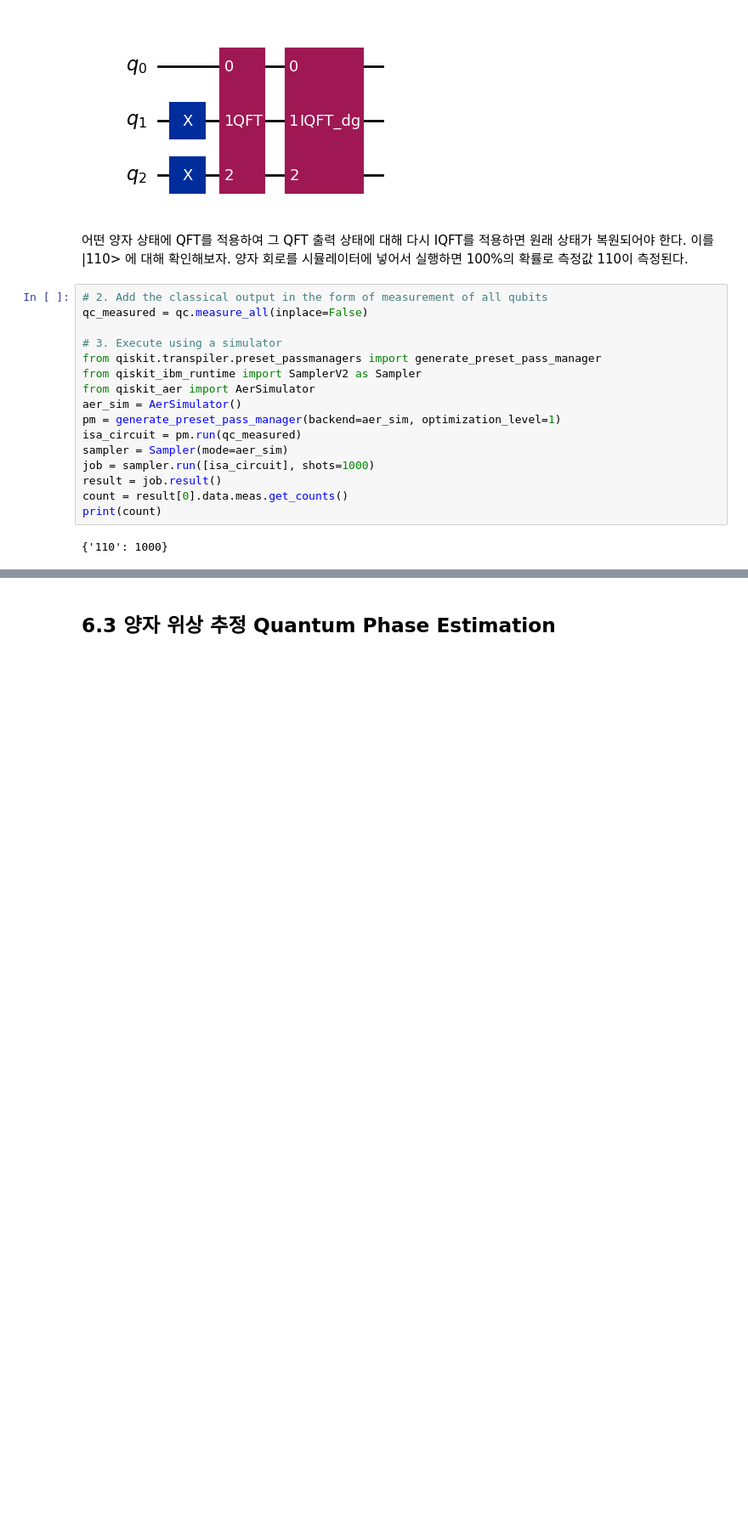
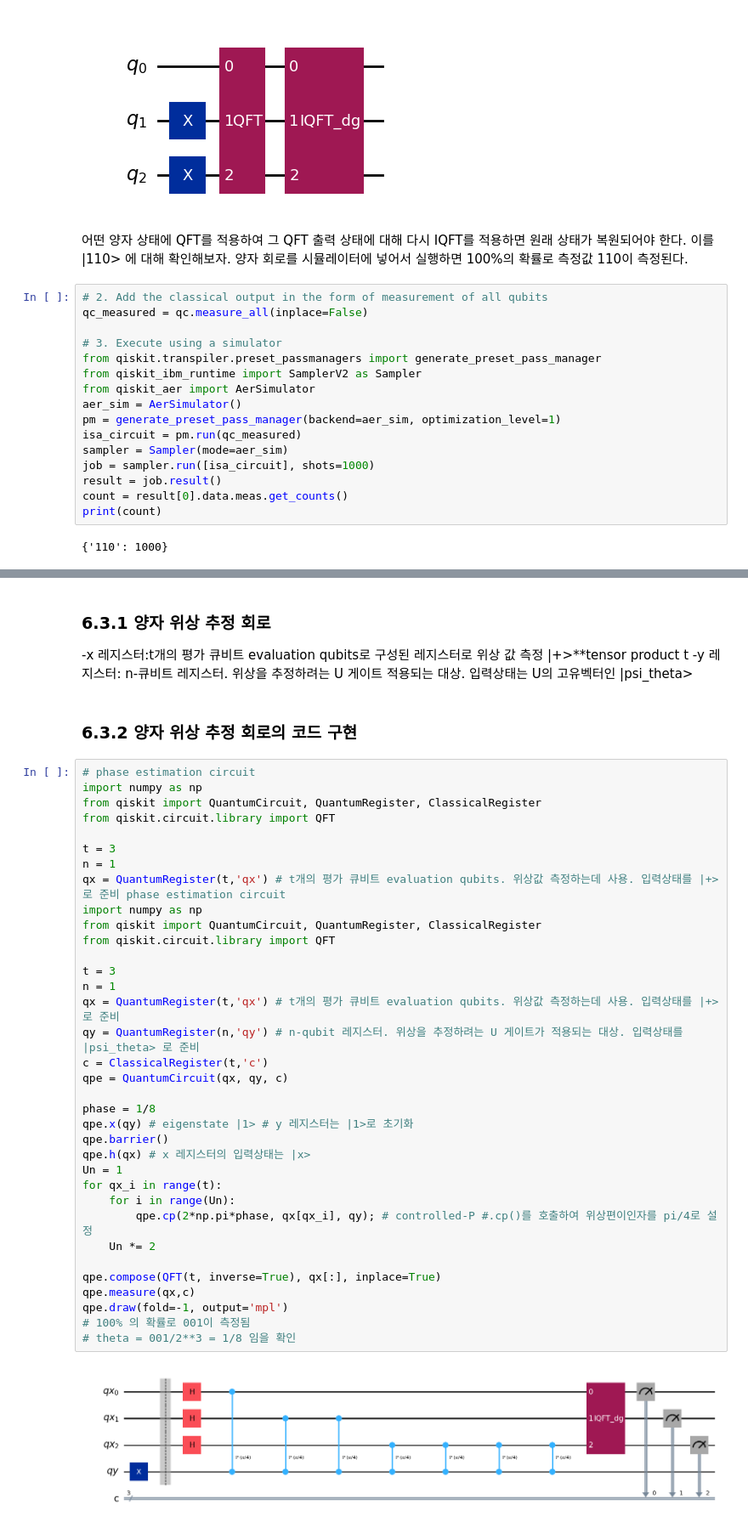
Before and after one commit to seungmei/QNS, a Jupyter notebook: 프로그래밍으로_배우는_양자컴퓨팅_6장.ipynb, the cells around one changed output, grey strips where cells are left out. Shown: that part at 85% size. Saved outputs shown, nothing was run; the diff lists cells and outputs as text; blank space fills up the shorter version.

```diff
--- a/프로그래밍으로_배우는_양자컴퓨팅_6장.ipynb
+++ b/프로그래밍으로_배우는_양자컴퓨팅_6장.ipynb
@@ -449,2 +455,43 @@ print(count)
+# %% [markdown]
+### 6.3.1 양자 위상 추정 회로
+-x 레지스터:t개의 평가 큐비트 evaluation qubits로 구성된 레지스터로 위상 값 측정 |+>**tensor product t
+-y 레지스터: n-큐비트 레지스터. 위상을 추정하려는 U 게이트 적용되는 대상. 입력상태는 U의 고유벡터인 |psi_theta>
 # %% [markdown]
-## 6.3 양자 위상 추정 Quantum Phase Estimation
+### 6.3.2 양자 위상 추정 회로의 코드 구현
+# %%
+# phase estimation circuit
+import numpy as np
+from qiskit import QuantumCircuit, QuantumRegister, ClassicalRegister
+from qiskit.circuit.library import QFT
+
+t = 3
+n = 1
+qx = QuantumRegister(t,'qx') # t개의 평가 큐비트 evaluation qubits. 위상값 측정하는데 사용. 입력상태를 |+> 로 준비 phase estimation circuit
+import numpy as np
+from qiskit import QuantumCircuit, QuantumRegister, ClassicalRegister
+from qiskit.circuit.library import QFT
+
+t = 3
+n = 1
+qx = QuantumRegister(t,'qx') # t개의 평가 큐비트 evaluation qubits. 위상값 측정하는데 사용. 입력상태를 |+> 로 준비
+qy = QuantumRegister(n,'qy') # n-qubit 레지스터. 위상을 추정하려는 U 게이트가 적용되는 대상. 입력상태를 |psi_theta> 로 준비
+c = ClassicalRegister(t,'c')
+qpe = QuantumCircuit(qx, qy, c)
+
+phase = 1/8
+qpe.x(qy) # eigenstate |1> # y 레지스터는 |1>로 초기화
+qpe.barrier()
+qpe.h(qx) # x 레지스터의 입력상태는 |x>
+Un = 1
+for qx_i in range(t):
+    for i in range(Un):
+        qpe.cp(2*np.pi*phase, qx[qx_i], qy); # controlled-P #.cp()를 호출하여 위상편이인자를 pi/4로 설정
+    Un *= 2
+
+qpe.compose(QFT(t, inverse=True), qx[:], inplace=True)
+qpe.measure(qx,c)
+qpe.draw(fold=-1, output='mpl')
+# 100% 의 확률로 001이 측정됨
+# theta = 001/2**3 = 1/8 임을 확인
+# %% [output]
+[figure, added]
```
Also changed, not shown: parts of 48 cells of this notebook.
